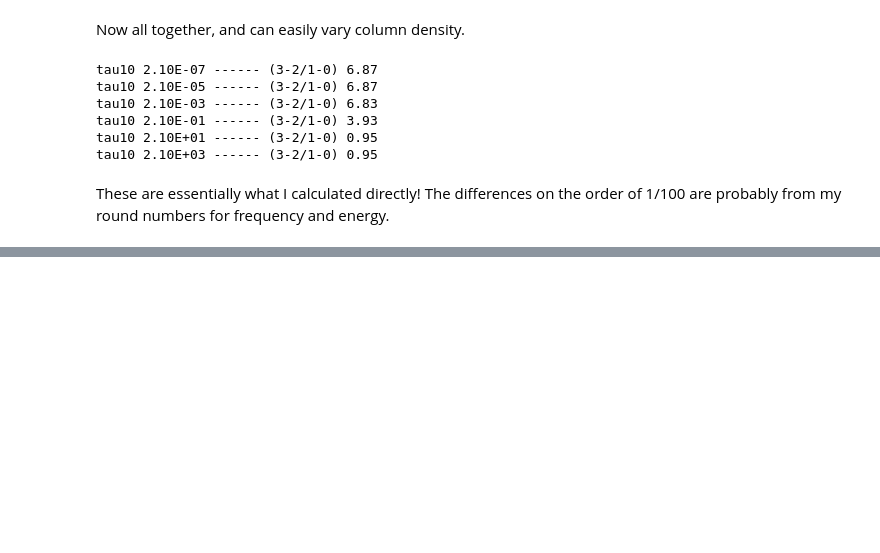
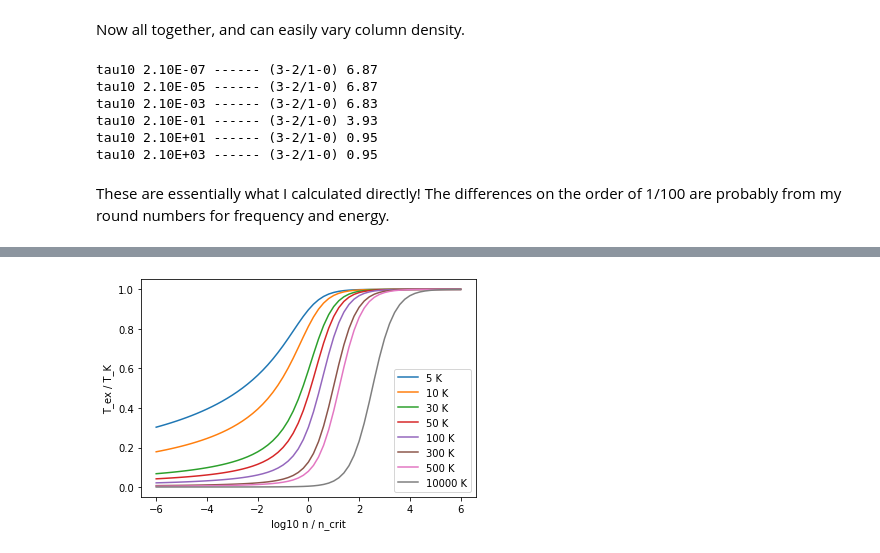
Before and after one commit to ramseykarim/feedback, a Jupyter notebook: co_column_math.ipynb, the cells around one changed output, grey strips where cells are left out. Cells and saved outputs as stored; diff of their text form; code cells hidden in the pictures; blank space fills up the shorter version.

```diff
--- a/co_column_math.ipynb
+++ b/co_column_math.ipynb
@@ -430,0 +442,27 @@ These are essentially what I calculated directly! The differences on the order o
+# %%
+def calc_Tex(n_arr, tk, delta_E, beta):
+    """
+    :param n_arr: float array of density values n. Unitless and normalized to n_cr = 1
+    :param tk: scalar Quantity (Kelvin equivalent) kinetic temperature
+    :param delta_E: scalar Quantity (Kelvin equivalent, i.e. energy divided by k_B) transition energy
+    :param beta: ??? unknown, unitless float
+    :returns: array Quantity (Kelvin) of T_ex values for each n value
+    """
+    inside_log = 1 + (beta / n_arr) # n_cr = 1
+    outside_log_coeff = tk / delta_E
+    main_denominator = 1 + (outside_log_coeff * np.log(inside_log))
+    return tk / main_denominator
+# %%
+lognarr = np.arange(-6, 6.1, 0.2)
+n_arr = 10**lognarr
+delta_E = 30*u.K
+fig = plt.figure()
+ax = plt.subplot(111)
+for tk in [5, 10, 30, 50, 100, 300, 500, 10000]*u.K:
+    tex_arr = calc_Tex(n_arr, tk, delta_E, beta=1)
+    ax.plot(lognarr, tex_arr/tk, label=f"{tk:.0f}")
+ax.set_xlabel("log10 n / n_crit")
+ax.set_ylabel("T_ex / T_K")
+ax.legend();
+# %% [output]
+[figure, added]
```
Also changed, not shown: parts of 5 cells of this notebook, 2 other files.
